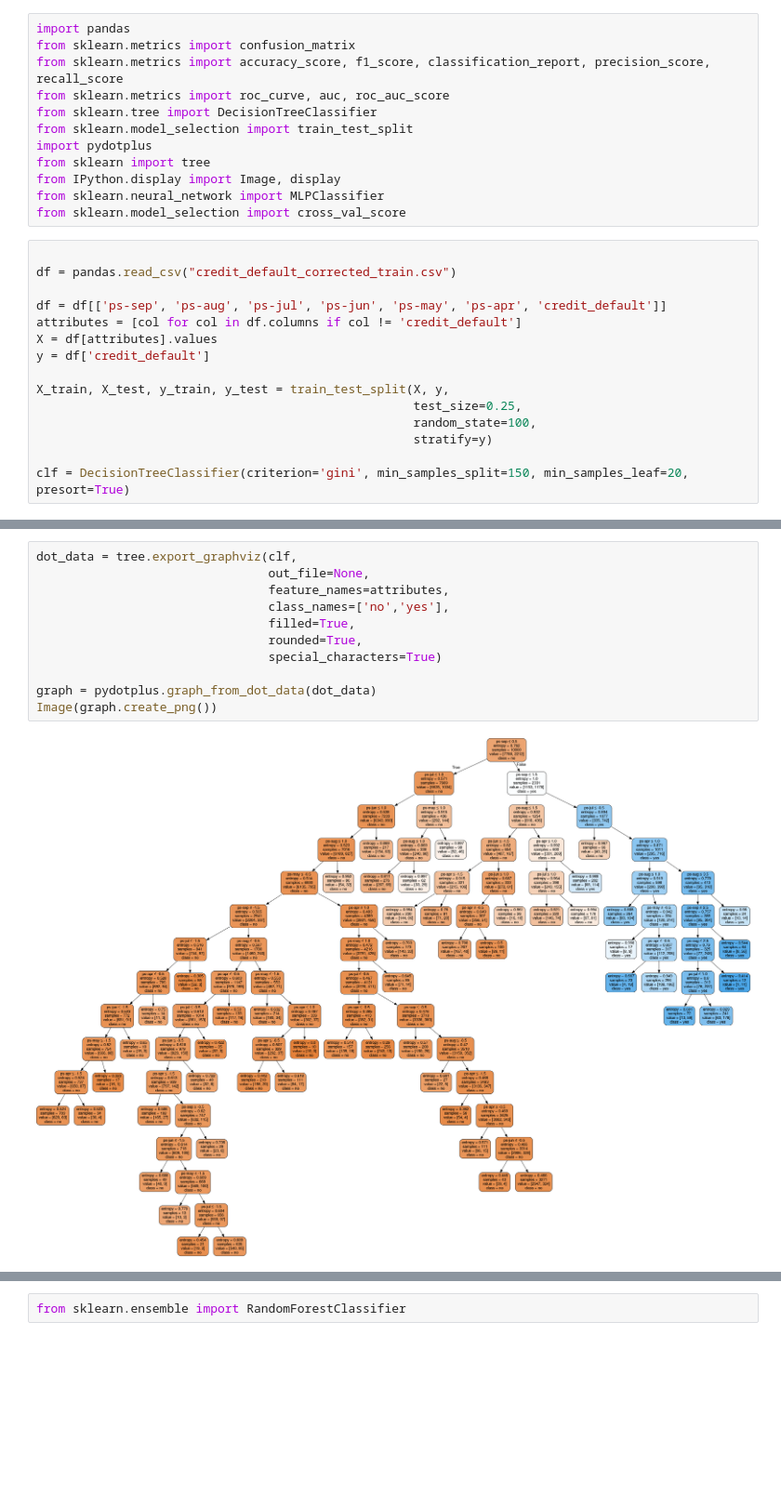
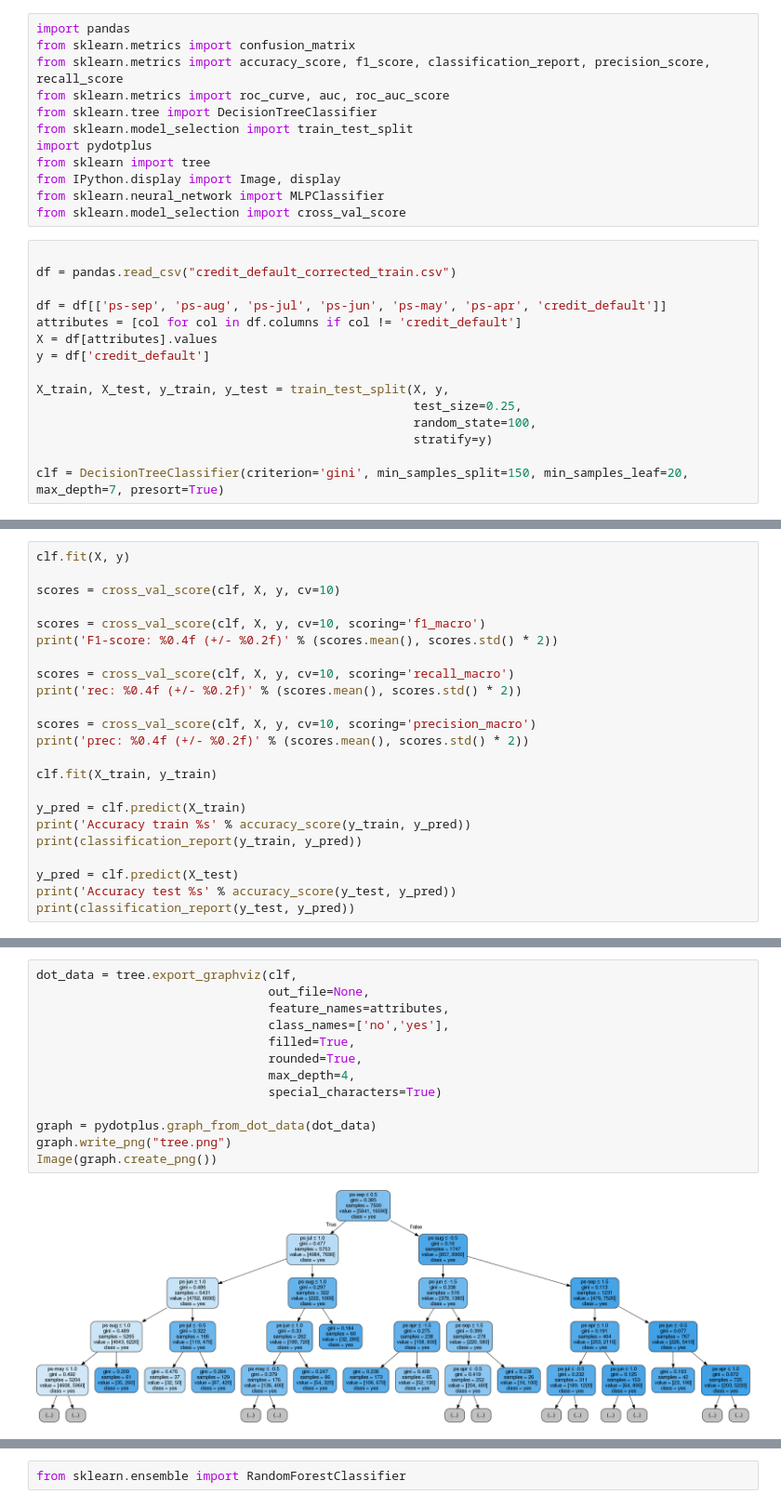
Before and after one commit to armandodiofano/dm2018, a Jupyter notebook: classification.ipynb, the cells around one changed output, grey strips where cells are left out. Shown: that part at 93% size. Drawn from its saved outputs; the diff is of its cells as text; blank space fills up the shorter version.

Commit message:
Classification

```diff
--- a/classification.ipynb
+++ b/classification.ipynb
@@ -24,4 +24,4 @@ X_train, X_test, y_train, y_test = train_test_split(X, y,
                                                     random_state=100,
                                                     stratify=y)
 
-clf = DecisionTreeClassifier(criterion='gini', min_samples_split=150, min_samples_leaf=20, presort=True)
+clf = DecisionTreeClassifier(criterion='gini', min_samples_split=150, min_samples_leaf=20, max_depth=7, presort=True)
@@ -34,0 +28,23 @@ Accuracy: 0.3766 (+/- 0.08)
+# %%
+clf.fit(X, y)
+
+scores = cross_val_score(clf, X, y, cv=10)
+
+scores = cross_val_score(clf, X, y, cv=10, scoring='f1_macro')
+print('F1-score: %0.4f (+/- %0.2f)' % (scores.mean(), scores.std() * 2))
+
+scores = cross_val_score(clf, X, y, cv=10, scoring='recall_macro')
+print('rec: %0.4f (+/- %0.2f)' % (scores.mean(), scores.std() * 2))
+
+scores = cross_val_score(clf, X, y, cv=10, scoring='precision_macro')
+print('prec: %0.4f (+/- %0.2f)' % (scores.mean(), scores.std() * 2))
+
+clf.fit(X_train, y_train)
+
+y_pred = clf.predict(X_train)
+print('Accuracy train %s' % accuracy_score(y_train, y_pred))
+print(classification_report(y_train, y_pred))
+
+y_pred = clf.predict(X_test)
+print('Accuracy test %s' % accuracy_score(y_test, y_pred))
+print(classification_report(y_test, y_pred))
@@ -35,16 +70,18 @@ Accuracy: 0.3766 (+/- 0.08)
 # %%
 dot_data = tree.export_graphviz(clf,
                                 out_file=None,
                                 feature_names=attributes,
                                 class_names=['no','yes'],
                                 filled=True,
                                 rounded=True,
+                                max_depth=4,
                                 special_characters=True)
 
 graph = pydotplus.graph_from_dot_data(dot_data)
+graph.write_png("tree.png")
 Image(graph.create_png())
 # %% [output]
-[figure, old version]
+[figure, new version]
 # %%
 from sklearn.model_selection import GridSearchCV
 from sklearn.model_selection import RandomizedSearchCV
```
Also changed, not shown: parts of 17 cells of this notebook, 21 other files.
